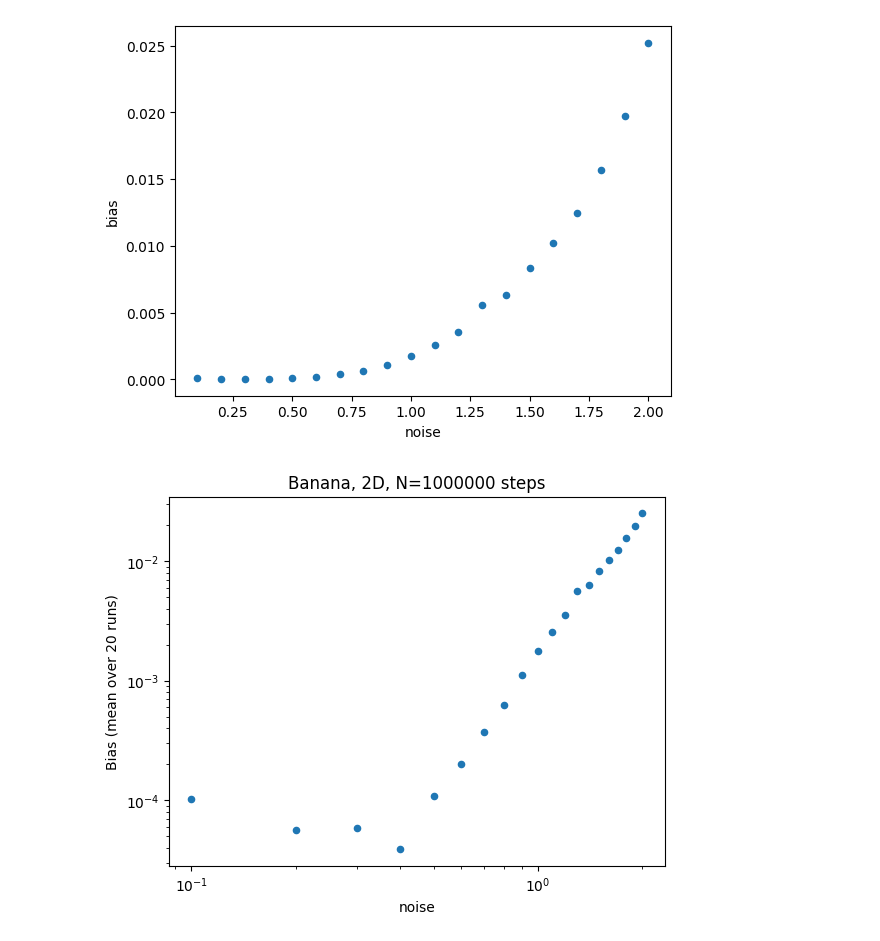
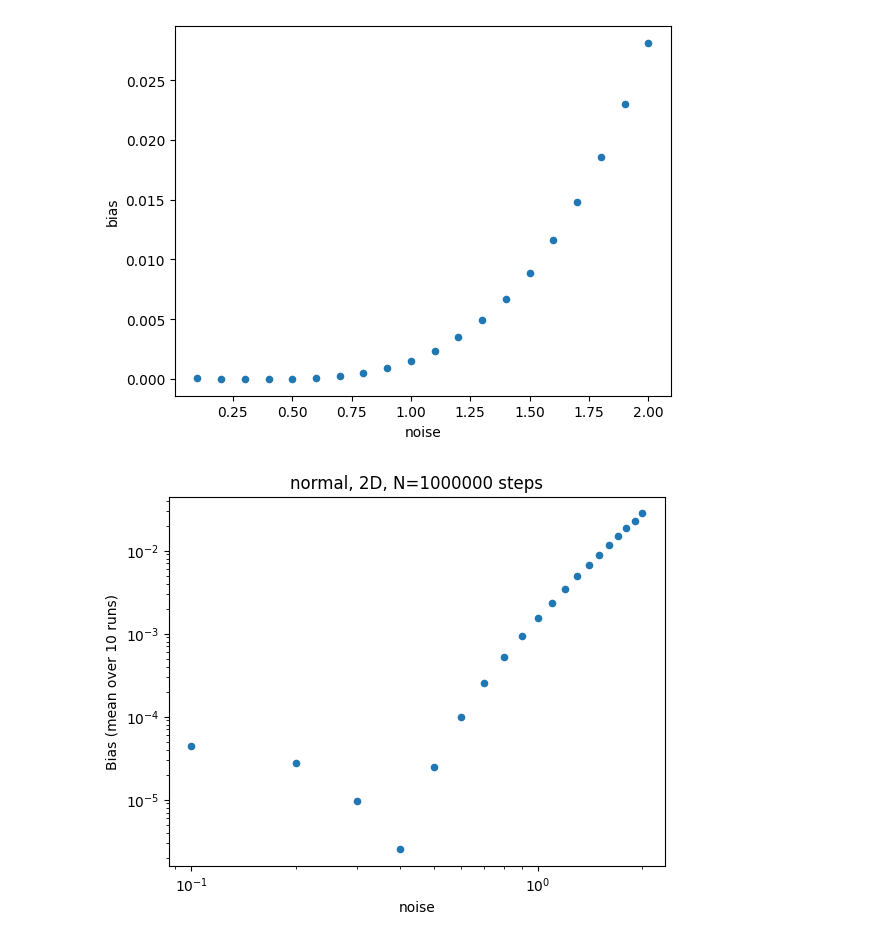
Before and after one commit to reubenharry/blackjax, a Jupyter notebook: benchmarks/mcmc/noise.ipynb, the cells around one changed output. Drawn from its saved outputs; the diff is of its cells as text; code cells hidden in the pictures.

```diff
--- a/benchmarks/mcmc/noise.ipynb
+++ b/benchmarks/mcmc/noise.ipynb
@@ -54,18 +91,25 @@ df.columns = ["model", "step_size", "L", "noise", "N", "bias"]
+# %%
+batch_size = 10
+N = 1000000
+model = "normal"
+results, optimal_step_size, optimal_L = parameter_exploration("simple", batch_size=batch_size, N=N)
 # %%
-N = 1000000
+df = pd.Series(results).reset_index()
+df.columns = ["model", "step_size", "L", "noise", "N", "bias"]
+
 df_1 = df[df.N==N]
-df_1 = df_1[df_1.model=="Banana"]
-df_1 = df_1[df_1.step_size==1.005]
-df_1 = df_1[df_1.L==16.765137]
+df_1 = df_1[df_1.model=="simple"]
+df_1 = df_1[df_1.step_size==optimal_step_size]
+df_1 = df_1[df_1.L==optimal_L]
 df_1
 
 df_1.plot.scatter(x="noise", y="bias", colormap='viridis', )
 df_1.plot.scatter(x="noise", y="bias", colormap='viridis', loglog=True)
 plt.xlabel('noise')
 plt.ylabel(f'Bias (mean over {batch_size} runs)')
-plt.title(f'Banana, 2D, N={N} steps')
+plt.title(f'{model}, 2D, N={N} steps')
 plt.show()
 # %% [output]
-[figure, old version]
+[figure, new version]
-[figure, old version]
+[figure, new version]
 # %%
```
Also changed, not shown: parts of 7 cells of this notebook, 4 other files.
